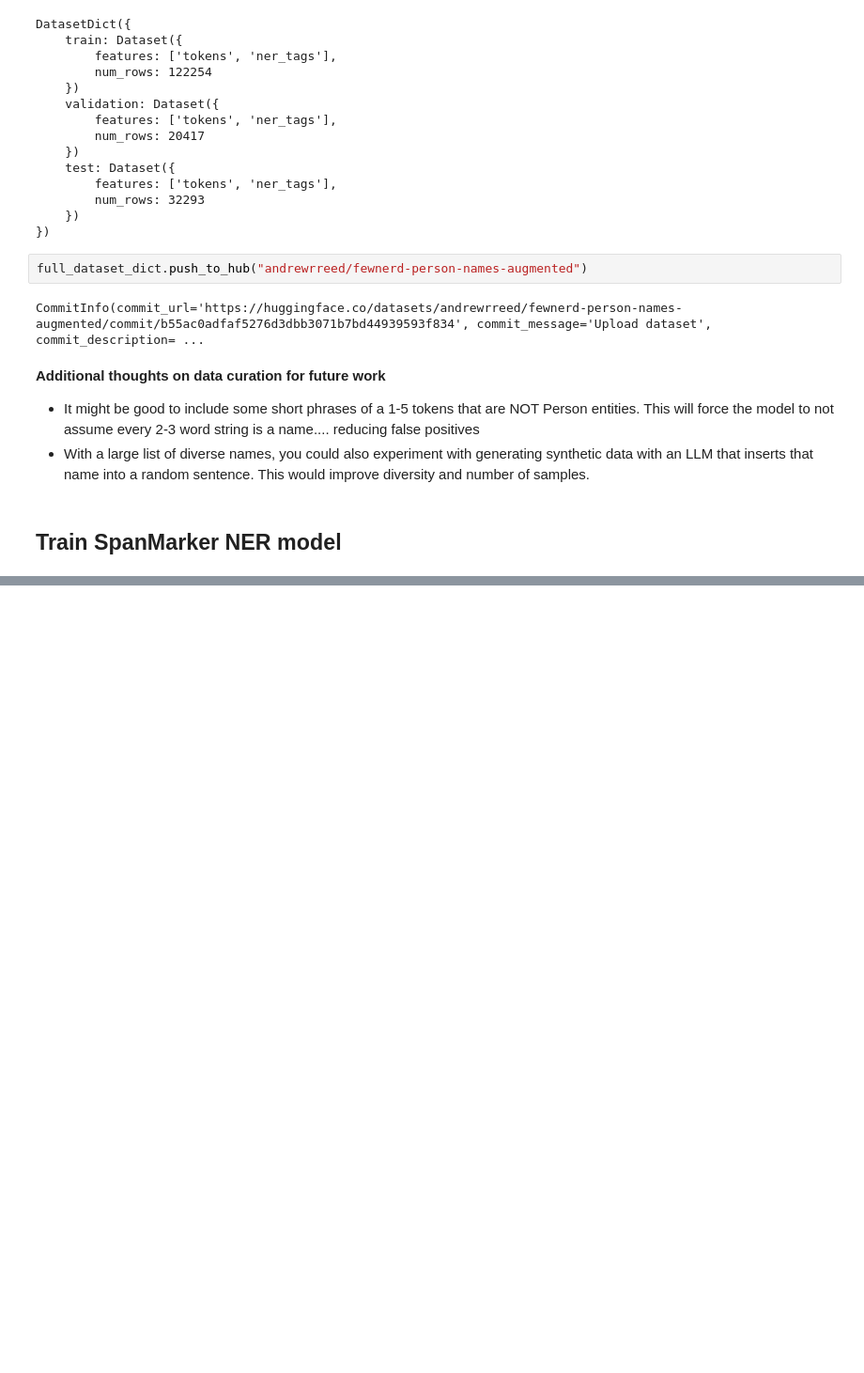
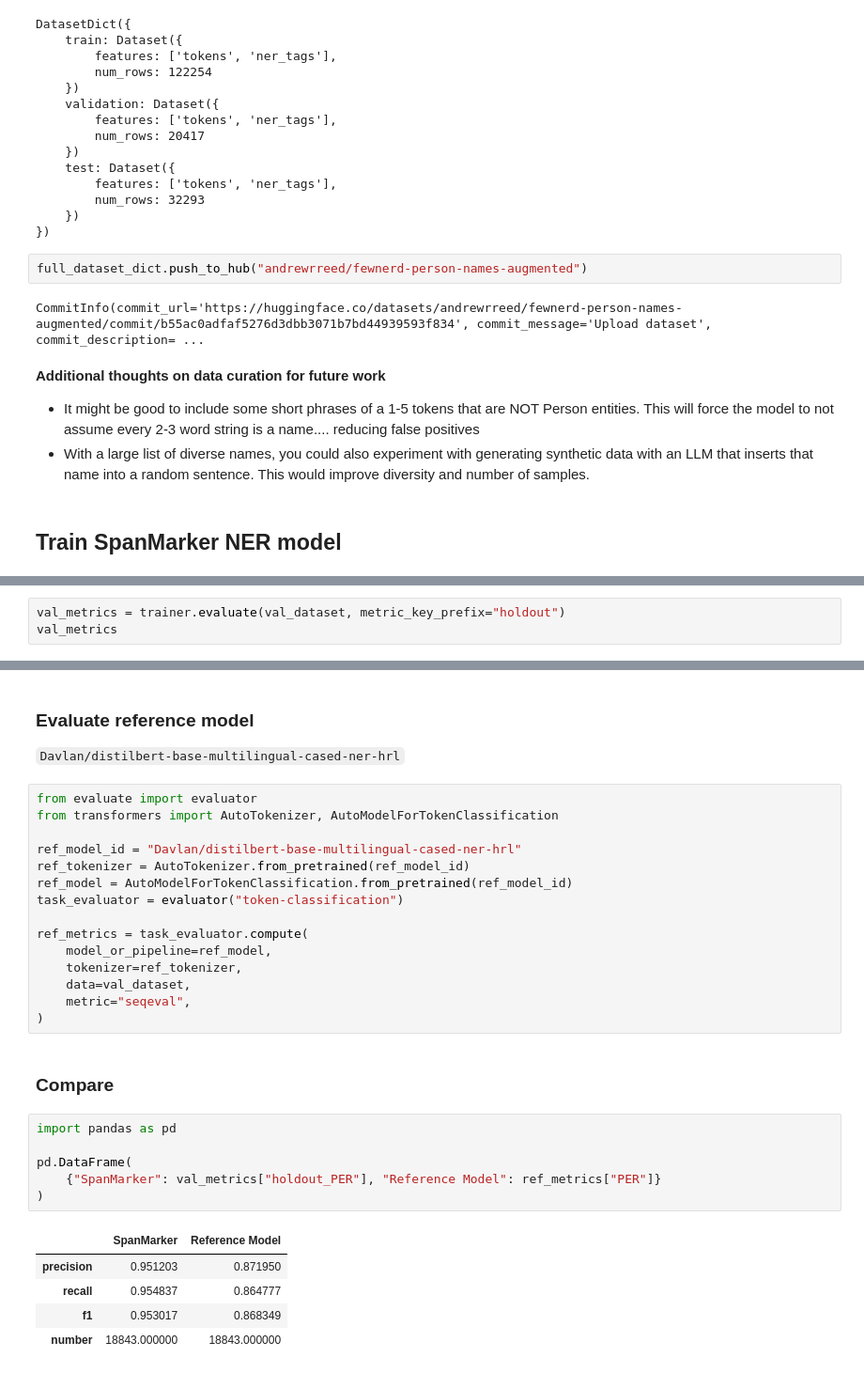
Before and after one commit to andrewrreed/hf-notebooks, a Jupyter notebook: spanmarker-ner-single-entity/spanmarker-ner-single-entity.ipynb, the cells around one changed output, grey strips where cells are left out. Shown: that part at 94% size. Saved outputs shown, nothing was run; the diff lists cells and outputs as text; blank space fills up the shorter version.

Commit message:
add spanmarker vs. reference model evaluation comparison

```diff
--- a/spanmarker-ner-single-entity/spanmarker-ner-single-entity.ipynb
+++ b/spanmarker-ner-single-entity/spanmarker-ner-single-entity.ipynb
@@ -455,0 +460,3 @@ ValueError: Provided path: '/home/ubuntu/hf-notebooks/spanmarker-ner-single-enti
+# %%
+val_metrics = trainer.evaluate(val_dataset, metric_key_prefix="holdout")
+val_metrics
@@ -455,0 +504,33 @@ ValueError: Provided path: '/home/ubuntu/hf-notebooks/spanmarker-ner-single-enti
+# %% [markdown]
+### Evaluate reference model
+
+`Davlan/distilbert-base-multilingual-cased-ner-hrl`
+# %%
+from evaluate import evaluator
+from transformers import AutoTokenizer, AutoModelForTokenClassification
+
+ref_model_id = "Davlan/distilbert-base-multilingual-cased-ner-hrl"
+ref_tokenizer = AutoTokenizer.from_pretrained(ref_model_id)
+ref_model = AutoModelForTokenClassification.from_pretrained(ref_model_id)
+task_evaluator = evaluator("token-classification")
+
+ref_metrics = task_evaluator.compute(
+    model_or_pipeline=ref_model,
+    tokenizer=ref_tokenizer,
+    data=val_dataset,
+    metric="seqeval",
+)
+# %% [markdown]
+### Compare
+# %%
+import pandas as pd
+
+pd.DataFrame(
+    {"SpanMarker": val_metrics["holdout_PER"], "Reference Model": ref_metrics["PER"]}
+)
+# %% [output]
+|  | SpanMarker | Reference Model |
+| precision | 0.951203 | 0.871950 |
+| recall | 0.954837 | 0.864777 |
+| f1 | 0.953017 | 0.868349 |
+| number | 18843.000000 | 18843.000000 |
```
Also changed, not shown: parts of 13 cells of this notebook.
